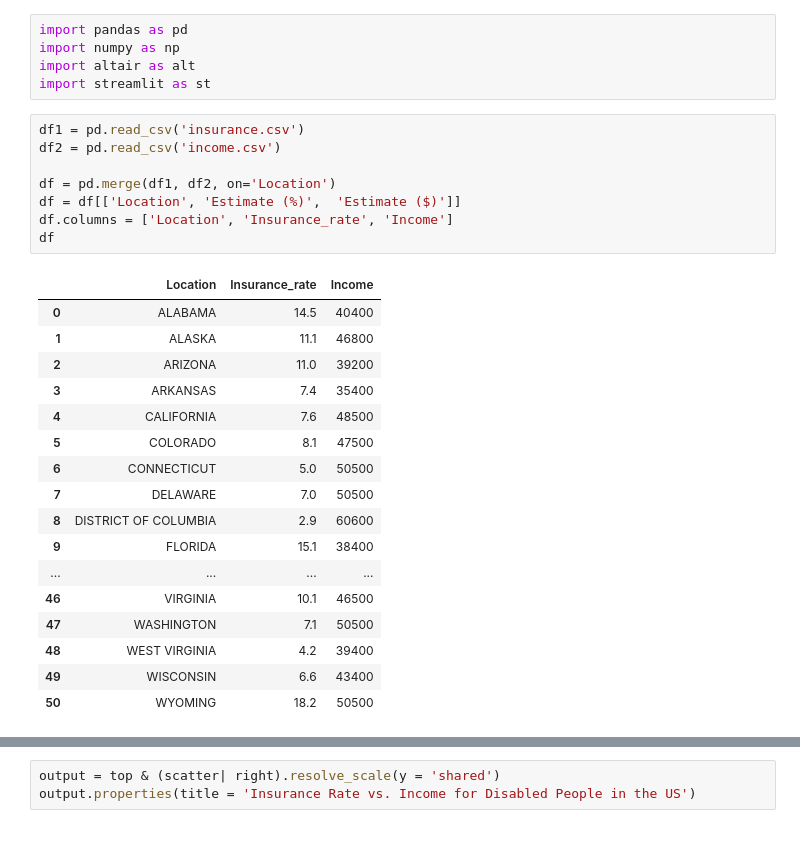
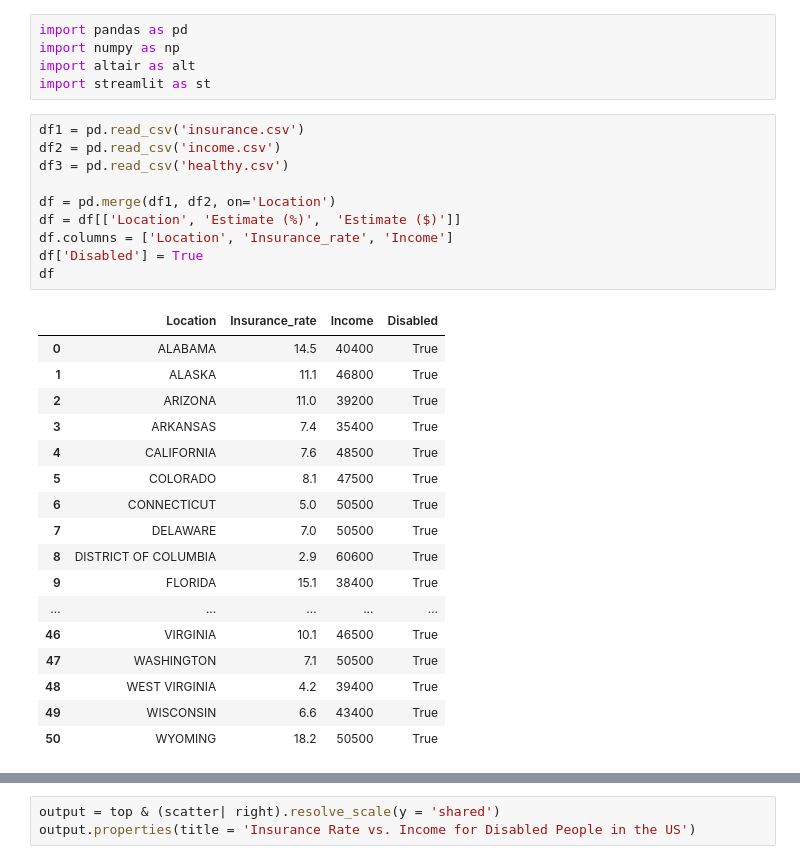
Before and after one commit to TaikiShuttle/SI649, a Jupyter notebook: interactiveviz.ipynb, the cells around one changed output, grey strips where cells are left out. Cells and saved outputs as stored; diff of their text form.

```diff
--- a/interactiveviz.ipynb
+++ b/interactiveviz.ipynb
@@ -6,26 +6,28 @@ import streamlit as st
 # %%
 df1 = pd.read_csv('insurance.csv')
 df2 = pd.read_csv('income.csv')
+df3 = pd.read_csv('healthy.csv')
 
 df = pd.merge(df1, df2, on='Location')
 df = df[['Location', 'Estimate (%)',  'Estimate ($)']]
 df.columns = ['Location', 'Insurance_rate', 'Income']
+df['Disabled'] = True
 df
 # %% [output]
-|  | Location | Insurance_rate | Income |
-| 0 | ALABAMA | 14.5 | 40400 |
-| 1 | ALASKA | 11.1 | 46800 |
-| 2 | ARIZONA | 11.0 | 39200 |
-| 3 | ARKANSAS | 7.4 | 35400 |
-| 4 | CALIFORNIA | 7.6 | 48500 |
-| 5 | COLORADO | 8.1 | 47500 |
-| 6 | CONNECTICUT | 5.0 | 50500 |
-| 7 | DELAWARE | 7.0 | 50500 |
-| 8 | DISTRICT OF COLUMBIA | 2.9 | 60600 |
-| 9 | FLORIDA | 15.1 | 38400 |
-| ... | ... | ... | ... |
-| 46 | VIRGINIA | 10.1 | 46500 |
-| 47 | WASHINGTON | 7.1 | 50500 |
-| 48 | WEST VIRGINIA | 4.2 | 39400 |
-| 49 | WISCONSIN | 6.6 | 43400 |
-| 50 | WYOMING | 18.2 | 50500 |
+|  | Location | Insurance_rate | Income | Disabled |
+| 0 | ALABAMA | 14.5 | 40400 | True |
+| 1 | ALASKA | 11.1 | 46800 | True |
+| 2 | ARIZONA | 11.0 | 39200 | True |
+| 3 | ARKANSAS | 7.4 | 35400 | True |
+| 4 | CALIFORNIA | 7.6 | 48500 | True |
+| 5 | COLORADO | 8.1 | 47500 | True |
+| 6 | CONNECTICUT | 5.0 | 50500 | True |
+| 7 | DELAWARE | 7.0 | 50500 | True |
+| 8 | DISTRICT OF COLUMBIA | 2.9 | 60600 | True |
+| 9 | FLORIDA | 15.1 | 38400 | True |
+| ... | ... | ... | ... | ... |
+| 46 | VIRGINIA | 10.1 | 46500 | True |
+| 47 | WASHINGTON | 7.1 | 50500 | True |
+| 48 | WEST VIRGINIA | 4.2 | 39400 | True |
+| 49 | WISCONSIN | 6.6 | 43400 | True |
+| 50 | WYOMING | 18.2 | 50500 | True |
```
Also changed, not shown: parts of 6 cells of this notebook, 1 other file.
